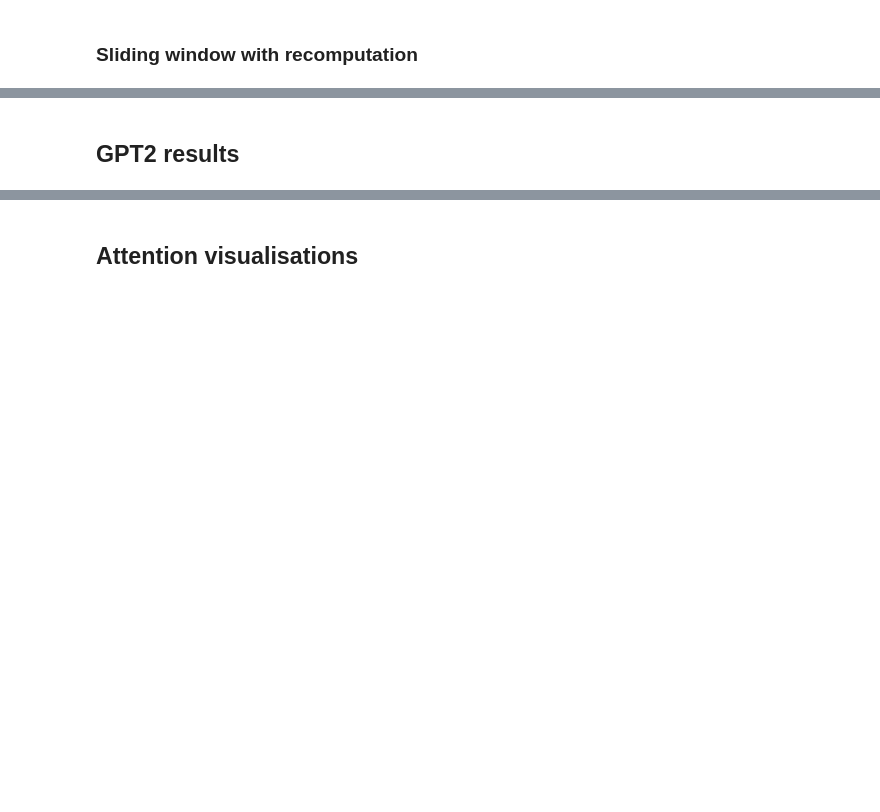
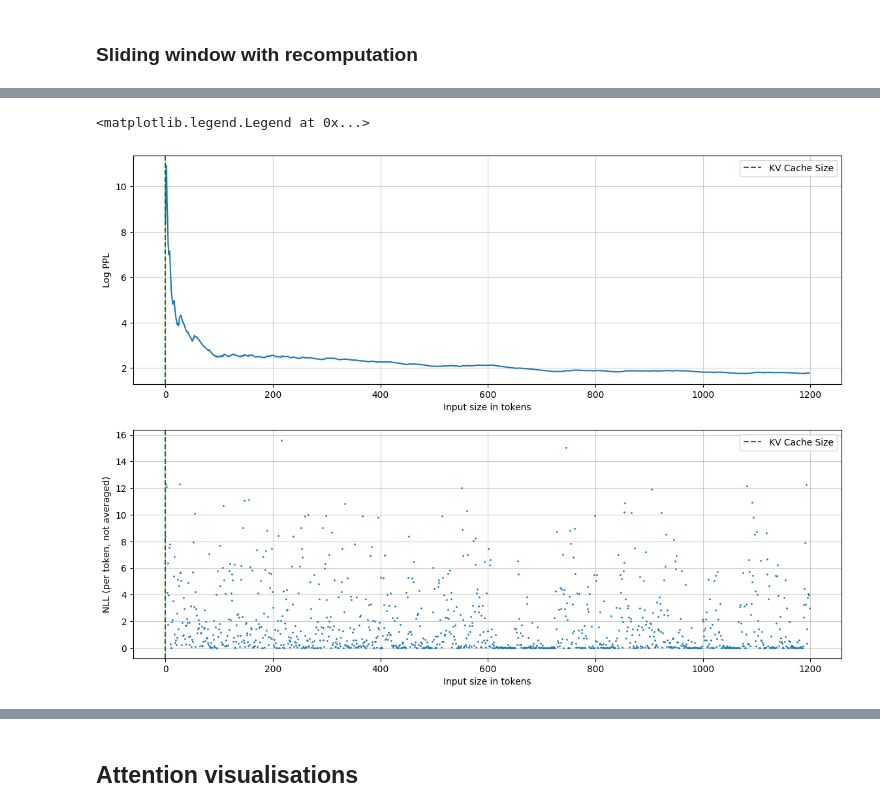
Before and after one commit to TheRootOf3/understanding-attention-sinks, a Jupyter notebook: main.ipynb, the cells around one changed output, grey strips where cells are left out. Saved outputs shown, nothing was run; the diff lists cells and outputs as text; code cells hidden in the pictures; blank space fills up the shorter version.

```diff
--- a/main.ipynb
+++ b/main.ipynb
@@ -87,0 +79,7 @@ inputs["input_ids"]
+# %%
+past_key_values = [[1, 2, 3, 4, 5], [5, 6, 7, 8, 9]]
+# %%
+reordered_cache = [[] for _ in range(len(past_key_values[0]))]
+for kv in past_key_values:
+    for i, layer in enumerate(kv):
+        reordered_cache[i].append(layer)
@@ -161,8 +763,8 @@ num_passes = 1
 chunk_len = 1200
 shift_len = 50
 
-kv_cache_size = 256  # -1 means infinite cache
-sink_attn_tks = 4
+kv_cache_size = -1  # -1 means infinite cache
+sink_attn_tks = 0
 
 assert num_passes * chunk_len <= max_seq_len
 seq_len = shift_len * num_passes
@@ -211,6 +813,14 @@ for begin_idx in range(0, seq_len, shift_len):
             logits = outputs.logits.view(-1, model.config.vocab_size)
             label = encodings.input_ids[:, idx + 1 : idx + 2].to(logits.device).view(-1)
             neg_log_likelihood = loss_fn(logits, label)
+            # if past_key_values is not None:
+            #     print(
+            #         len(past_key_values),
+            #         len(past_key_values[0]),
+            #         past_key_values[0][0].shape,
+            #     )
+
+            # time.sleep(1)
             past_key_values = outputs.past_key_values
 
             # cache eviction
@@ -394,2 +1016,56 @@ ax[1].legend()
-# %% [markdown]
-## GPT2 results
+# %%
+t = nlls
+
+fig, ax = plt.subplots(2, 1, figsize=(14, 10))
+ax[0].plot(
+    range(len(nlls)),
+    [t[: i + 1].mean() for i in range(len(nlls))],
+)
+# ax[0].axvline(
+#     x=model.config.max_position_embeddings,
+#     color="red",
+#     linestyle="--",
+#     alpha=1,
+#     label="Context Length",
+# )
+ax[0].axvline(
+    x=kv_cache_size,
+    color="green",
+    linestyle="--",
+    alpha=1,
+    label="KV Cache Size",
+)
+ax[0].set_ylabel("Log PPL")
+ax[0].set_xlabel("Input size in tokens")
+ax[0].grid(alpha=0.6, zorder=1)
+ax[0].legend()
+
+ax[1].plot(
+    range(len(nlls)),
+    [(t[i]) for i in range(len(nlls))],
+    "o",
+    # color="red",
+    # linewidth=0.1,
+    markersize=1,
+)
+# ax[1].axvline(
+#     x=model.config.max_position_embeddings,
+#     color="red",
+#     linestyle="--",
+#     alpha=0.6,
+#     label="Context Length",
+# )
+ax[1].axvline(
+    x=kv_cache_size,
+    color="green",
+    linestyle="--",
+    alpha=1,
+    label="KV Cache Size",
+)
+ax[1].set_ylabel("NLL (per token, not averaged)")
+ax[1].set_xlabel("Input size in tokens")
+ax[1].grid(alpha=0.6, zorder=1)
+ax[1].legend()
+# %% [output]
+<matplotlib.legend.Legend at 0x...>
+[figure, added]
```
Also changed, not shown: parts of 40 cells of this notebook.
